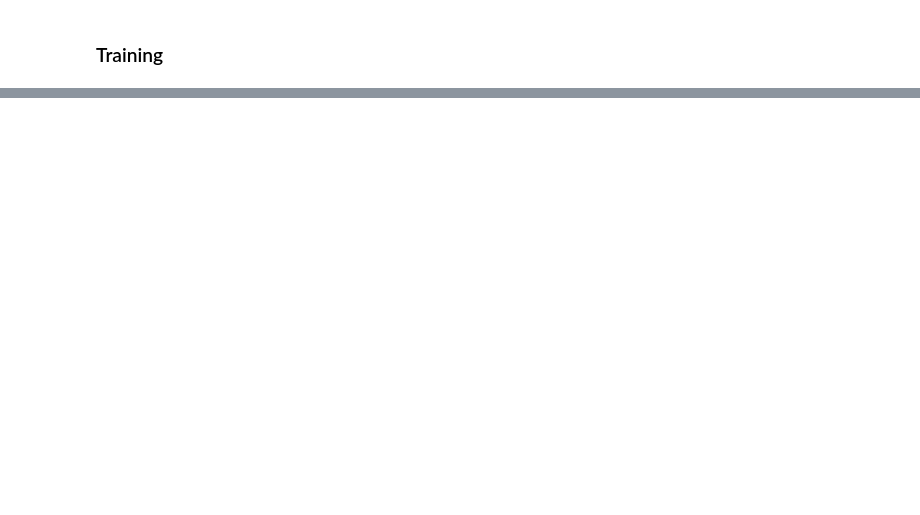
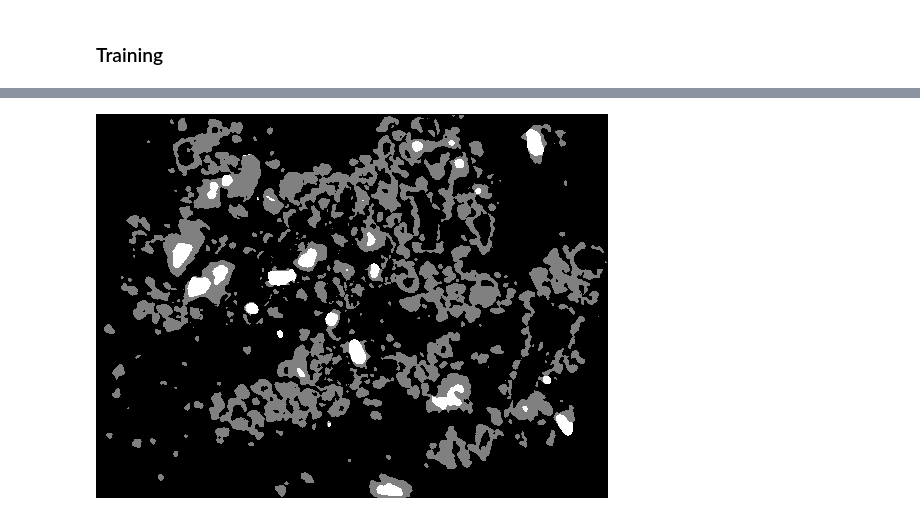
Before and after one commit to partyzans/data_playground, a Jupyter notebook: u2net/U2Net.ipynb, the cells around one changed output, grey strips where cells are left out. Drawn from its saved outputs; the diff is of its cells as text; code cells hidden in the pictures; blank space fills up the shorter version.

```diff
--- a/u2net/U2Net.ipynb
+++ b/u2net/U2Net.ipynb
@@ -272,6 +277,6 @@ class SoftDiceLoss(nn.Module):
 ### Training
 # %%
 model = UNet(3,3)
-model_path = "./models/unet_W512_H384_8_cel=0.1997969.pth"
+model_path = "./models/unet_W512_H384_1_cel=0.291518.pth"
 model.load_state_dict(torch.load(model_path))
 model.to(config["device"])
@@ -328,0 +373,9 @@ pred, true = spot_check_model(model, dataset, 1, config)
+# %%
+%%time
+test_bayesian = []
+with torch.no_grad():
+    input_image = test_dataset[0][0].unsqueeze(0).to(config["device"])
+    for i in range(100):
+        result = model.forward(input_image)
+        probab = nn.Softmax(dim=0).forward(result[0])
+        test_bayesian.append(probab.cpu().numpy())
@@ -328,0 +385,4 @@ pred, true = spot_check_model(model, dataset, 1, config)
+# %%
+final_bayesian = np.array(test_bayesian)
+# %%
+mean = final_bayesian.mean(axis=0)
@@ -328,0 +391,7 @@ pred, true = spot_check_model(model, dataset, 1, config)
+# %%
+mean_argmax = mean.argmax(axis=0)
+mean_argmax[mean_argmax == 1] = 128
+mean_argmax[mean_argmax == 2] = 255
+Image.fromarray(mean_argmax.astype("uint8"), mode="L")
+# %% [output]
+[figure, added]
```
Also changed, not shown: parts of 14 cells of this notebook, 4 other files.
